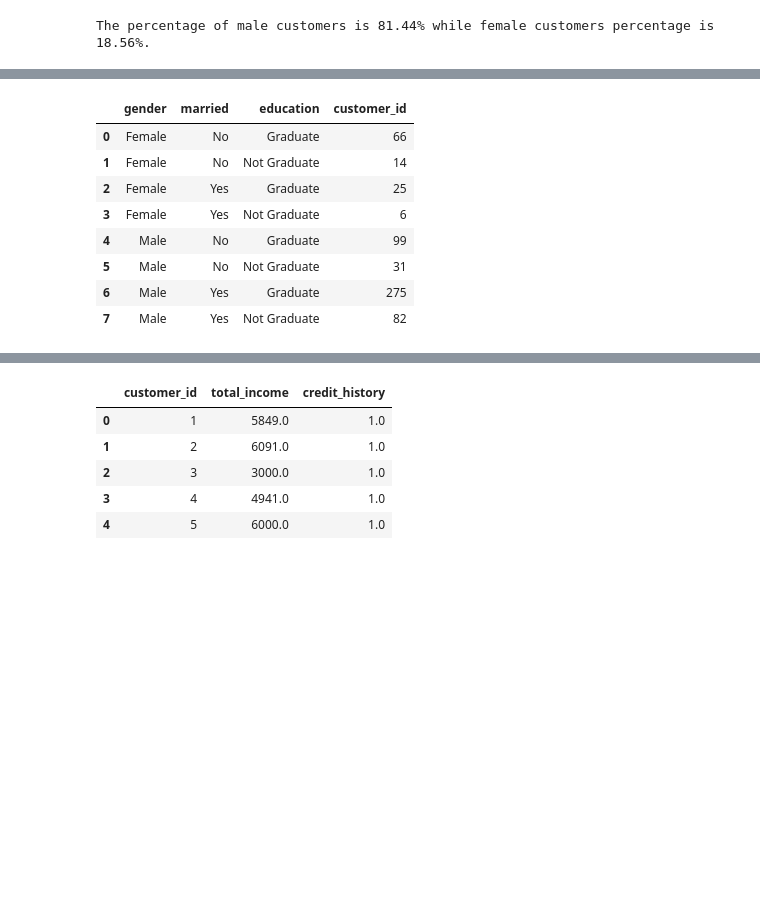
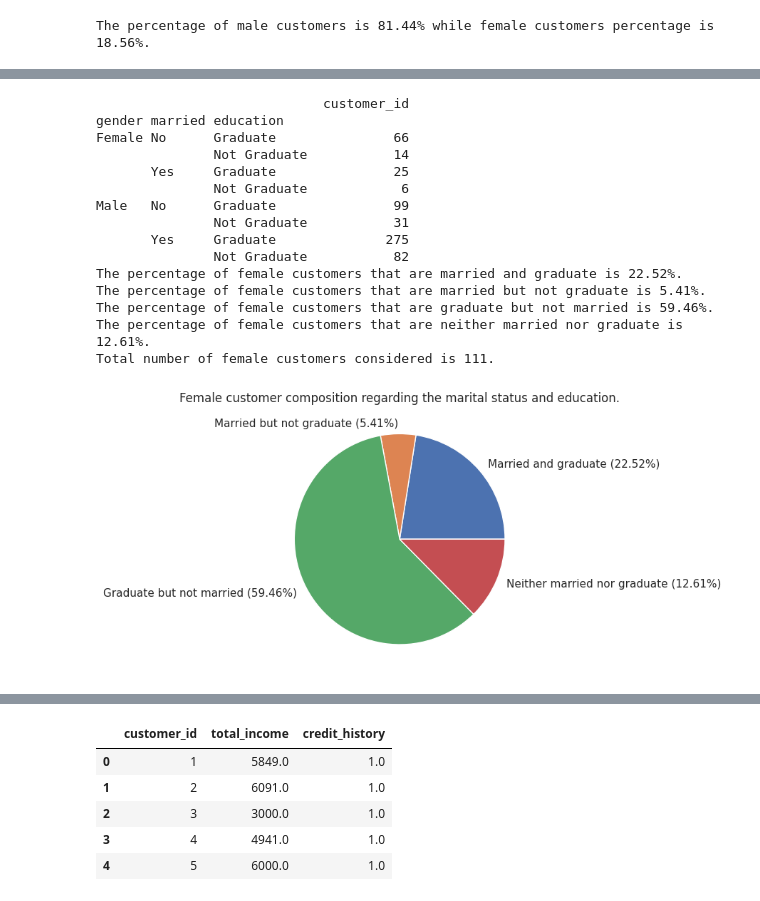
Before and after one commit to Miagarciaru/data_analytics_portafolio, a Jupyter notebook: loan_approval_prediction_using_ML/etl/EDA_database.ipynb, the cells around one changed output, grey strips where cells are left out. Drawn from its saved outputs; the diff is of its cells as text; code cells hidden in the pictures; blank space fills up the shorter version.

```diff
--- a/loan_approval_prediction_using_ML/etl/EDA_database.ipynb
+++ b/loan_approval_prediction_using_ML/etl/EDA_database.ipynb
@@ -107,14 +149,51 @@ The percentage of male customers is 81.44% while female customers percentage is
 # %%
 # Counting customers by grouping them into gender, married and education status
-educated_married_customers = customers[["gender", "married", "education", "customer_id"]]. groupby(["gender", "married", "education"], as_index=False).count()
-educated_married_customers
+educated_married_customers = customers[["gender", "married", "education", "customer_id"]]. groupby(["gender", "married", "education"]).count()
+total_female_customers = customers[customers["gender"]=="Female"].shape[0]
+
+perc_married_graduated_female = educated_married_customers.loc[("Female", "Yes", "Graduate"), "customer_id"] / total_female_customers
+perc_married_not_graduated_female = educated_married_customers.loc[("Female", "Yes", "Not Graduate"), "customer_id"] / total_female_customers
+perc_graduate_non_married_female = educated_married_customers.loc[("Female", "No", "Graduate"), "customer_id"] / total_female_customers
+perc_neither_married_nor_graduate_female = educated_married_customers.loc[("Female", "No", "Not Graduate"), "customer_id"] / total_female_customers
+
+print(educated_married_customers)
+
+print(f"The percentage of female customers that are married and graduate is {100.0*perc_married_graduated_female:.2f}%.")
+print(f"The percentage of female customers that are married but not graduate is {100.0*perc_married_not_graduated_female:.2f}%.")
+print(f"The percentage of female customers that are graduate but not married is {100.0*perc_graduate_non_married_female:.2f}%.")
+print(f"The percentage of female customers that are neither married nor graduate is {100.0*perc_neither_married_nor_graduate_female:.2f}%.")
+print(f"Total number of female customers considered is {total_female_customers}.")
 # %% [output]
-|  | gender | married | education | customer_id |
-| 0 | Female | No | Graduate | 66 |
-| 1 | Female | No | Not Graduate | 14 |
-| 2 | Female | Yes | Graduate | 25 |
-| 3 | Female | Yes | Not Graduate | 6 |
-| 4 | Male | No | Graduate | 99 |
-| 5 | Male | No | Not Graduate | 31 |
-| 6 | Male | Yes | Graduate | 275 |
-| 7 | Male | Yes | Not Graduate | 82 |
+                             customer_id
+gender married education
+Female No      Graduate               66
+               Not Graduate           14
+       Yes     Graduate               25
+               Not Graduate            6
+Male   No      Graduate               99
+               Not Graduate           31
+       Yes     Graduate              275
+               Not Graduate           82
+The percentage of female customers that are married and graduate is 22.52%.
+The percentage of female customers that are married but not graduate is 5.41%.
+The percentage of female customers that are graduate but not married is 59.46%.
+The percentage of female customers that are neither married nor graduate is 12.61%.
+Total number of female customers considered is 111.
+# %%
+# Data for the pie chart
+
+sizes = np.array([perc_married_graduated_female,
+                  perc_married_not_graduated_female,
+                  perc_graduate_non_married_female,
+                  perc_neither_married_nor_graduate_female])
+
+labels = [f"Married and graduate ({100.0*perc_married_graduated_female:.2f}%)",
+          f"Married but not graduate ({100.0*perc_married_not_graduated_female:.2f}%)",
+          f"Graduate but not married ({100.0*perc_graduate_non_married_female:.2f}%)",
+          f"Neither married nor graduate ({100.0*perc_neither_married_nor_graduate_female:.2f}%)"]
+
+title = "Female customer composition regarding the marital status and education."
+
+plotting_functions.plotting_pie_chats_distributions(sizes, labels, title)
+# %% [output]
+[figure, added]
```
Also changed, not shown: parts of 15 cells of this notebook, 1 other file.
